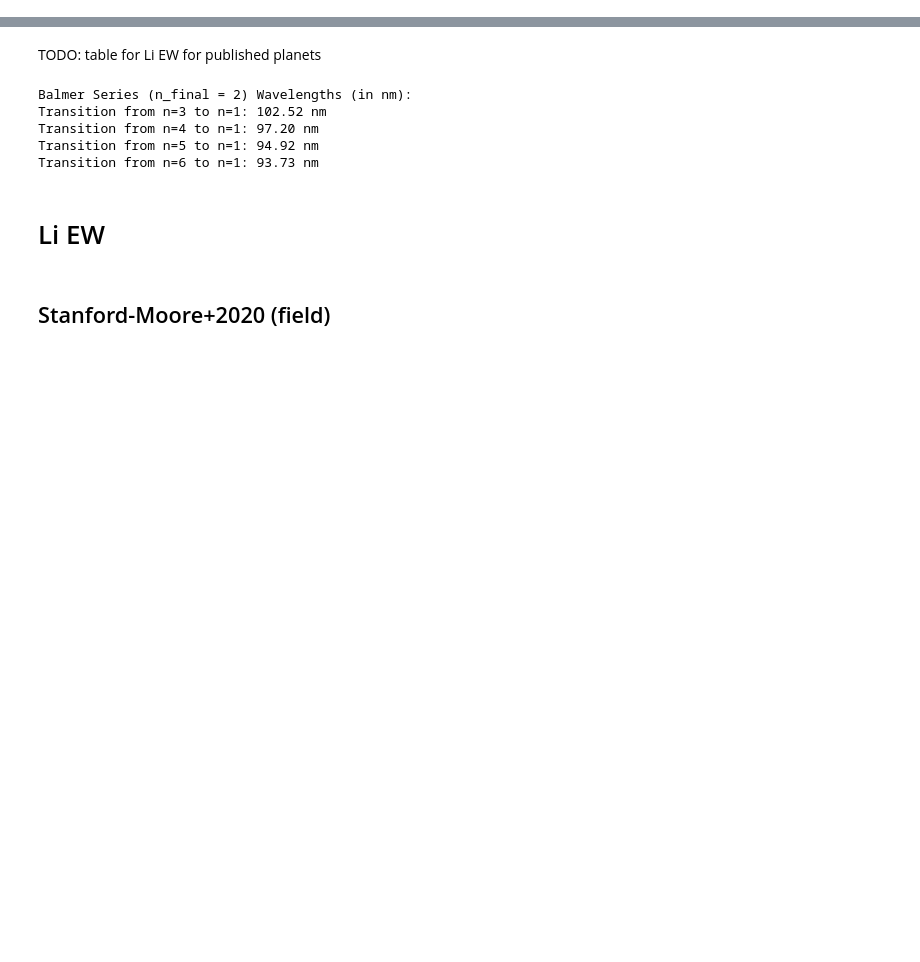
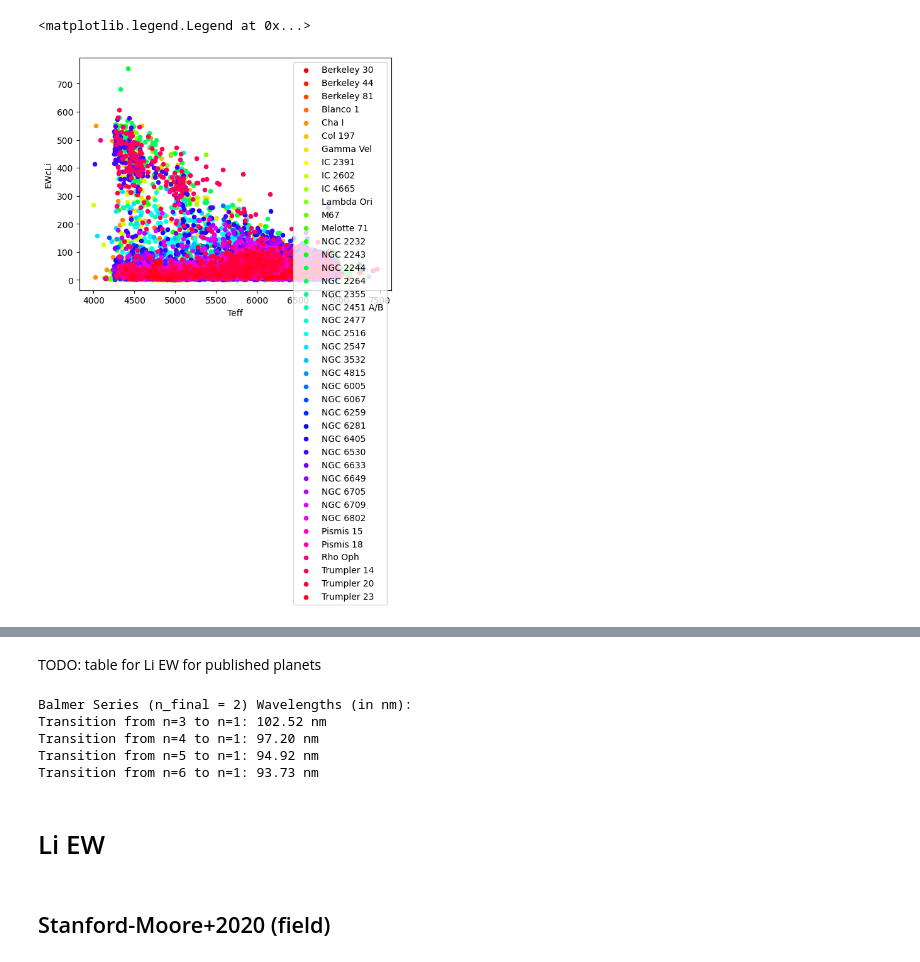
Before and after one commit to jpdeleon/wakai, a Jupyter notebook: notebooks/Li_EW.ipynb, the cells around one changed output, grey strips where cells are left out. Saved outputs shown, nothing was run; the diff lists cells and outputs as text; code cells hidden in the pictures; blank space fills up the shorter version.

```diff
--- a/notebooks/Li_EW.ipynb
+++ b/notebooks/Li_EW.ipynb
@@ -0,0 +21,5 @@
+# %%
+from catalog import CatalogDownloader
+
+cd = CatalogDownloader(catalog_name="GutierrezAlbarran2024", catalog_type="liew")
+tabs = cd.get_tables_from_vizier(row_limit=-1)
@@ -0,0 +42,3 @@
+# %%
+df1 = tabs[0].to_pandas()
+df1.head()
@@ -0,0 +52,3 @@
+# %%
+df = tabs[1].to_pandas()
+df.head()
@@ -0,0 +87,3 @@
+# %%
+df = df1[['Cluster','Name']].merge(df, left_on='Cluster', right_on='No', how='left')
+df.head()
@@ -0,0 +98,16 @@
+# %%
+import matplotlib.pyplot as pl
+import numpy as np
+
+fig, ax = pl.subplots()
+
+groups = df.groupby(by='Name')
+cmap = pl.get_cmap('hsv')
+colors = [cmap(i) for i in np.linspace(0, 1, len(groups))]
+
+for i,(name, group) in enumerate(groups):
+    group.plot.scatter(x='Teff', y='EWcLi', color=colors[i], ax=ax, label=name)
+pl.legend()
+# %% [output]
+<matplotlib.legend.Legend at 0x...>
+[figure, added]
```
Also changed, not shown: parts of 24 cells of this notebook, 17 other files.
